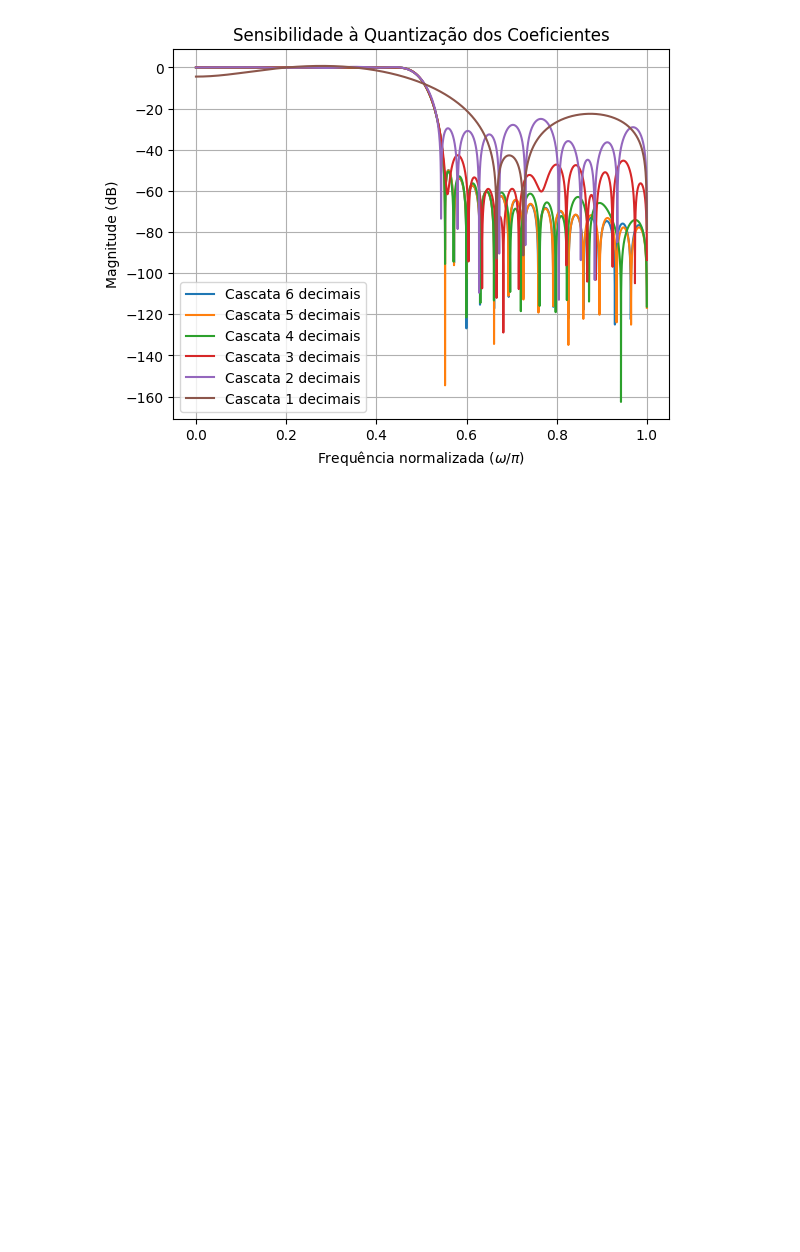
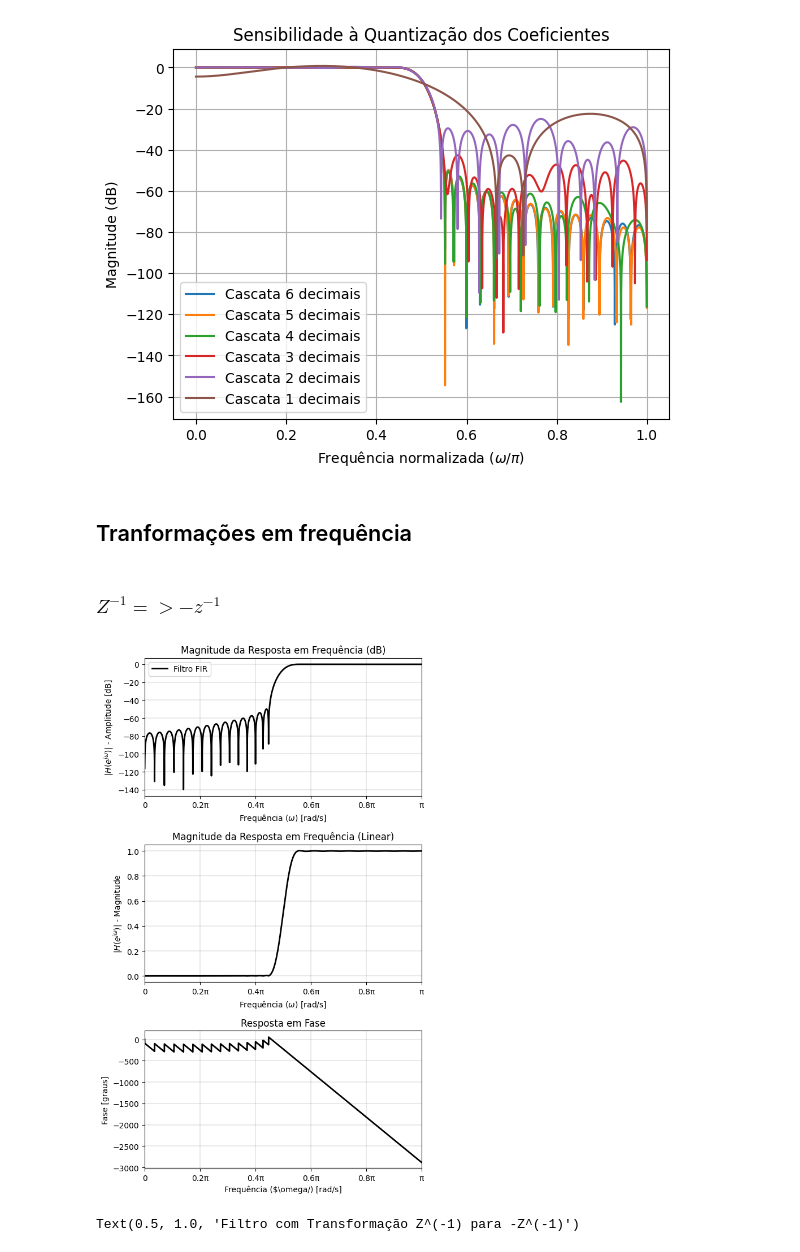
Before and after one commit to IvonLuiz/FIR_Filter_WindowMethod, a Jupyter notebook: notebook/FIR.ipynb, the cells around one changed output. Drawn from its saved outputs; the diff is of its cells as text; code cells hidden in the pictures; blank space fills up the shorter version.

```diff
--- a/notebook/FIR.ipynb
+++ b/notebook/FIR.ipynb
@@ -323,3 +337,16 @@ plt.show()
 d:\Code\Projetos\FIR_Filter_WindowMethod\.venv\Lib\site-packages\scipy\signal\_filter_design.py:1112: BadCoefficients: Badly conditioned filter coefficients (numerator): the results may be meaningless
   b, a = normalize(b, a)
 [figure]
+# %% [markdown]
+## Tranformações em frequência
+# %% [markdown]
+### $Z^{-1} => -z^{-1}$
+# %%
+filter_h_neg = filter_h * (-1) ** np.arange(len(filter_h))
+w_transformed, h_transformed = freqz(filter_h_neg, worN=8000)
+# %%
+axs = plot_frequency_and_phase_response(w_transformed/np.pi, h_transformed, return_axs=True)
+axs[0].set_title("Filtro com Transformação Z^(-1) para -Z^(-1)")
+# %% [output]
+[figure, added]
+Text(0.5, 1.0, 'Filtro com Transformação Z^(-1) para -Z^(-1)')
```
Also changed, not shown: parts of 25 cells of this notebook.
